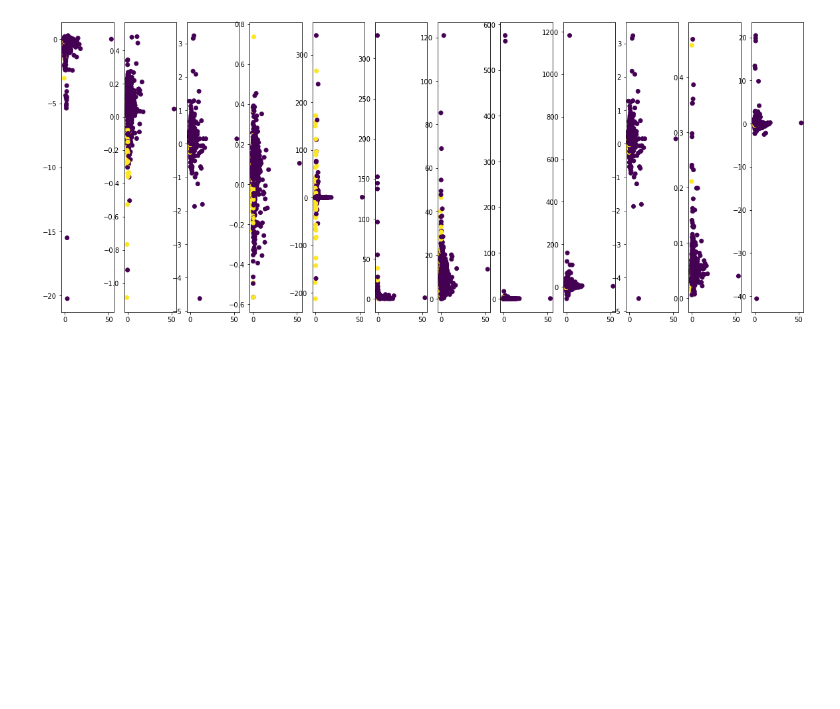
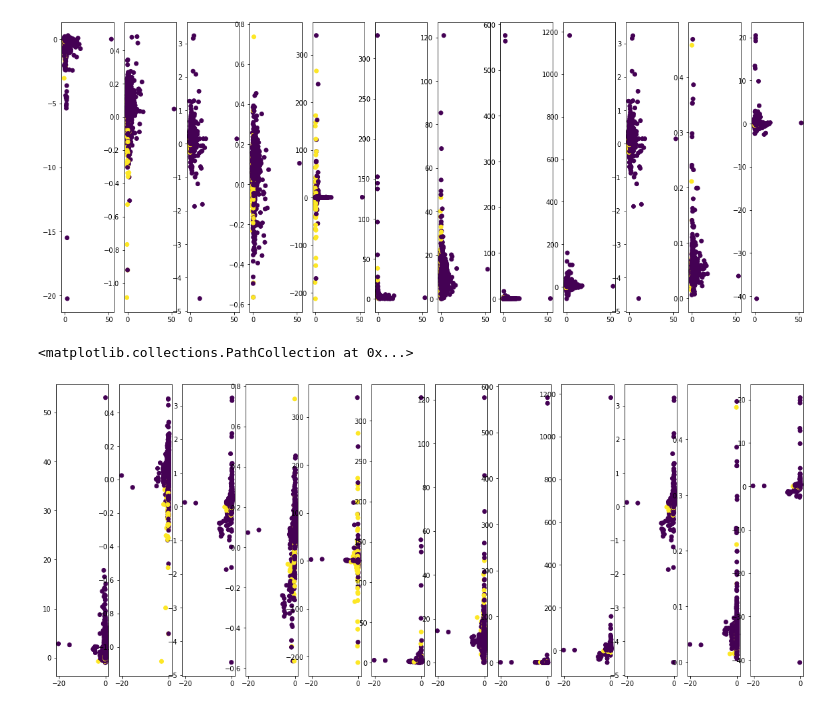
Before and after one commit to Dailymidget/CS490KaggleProject, a Jupyter notebook: Graphing.ipynb, the cells around one changed output. Saved outputs shown, nothing was run; the diff lists cells and outputs as text; code cells hidden in the pictures; blank space fills up the shorter version.

```diff
--- a/Graphing.ipynb
+++ b/Graphing.ipynb
@@ -474,3 +473,22 @@ ax[11].scatter(xTrainNetWork[:,0], xTrainNetWork[:,12], c=yTrainDist)
 # %% [output]
 <matplotlib.collections.PathCollection at 0x...>
 [figure]
+# %%
+f, ax = plt.subplots(1,12, figsize=[20,8])
+xTrainNetWork = xTrain[:,[8, 10, 11, 17, 18, 22, 23, 26, 27, 28, 29, 32, 33 ]] # This represent the data in list of interesting features
+# Checking the relationship between the operating cash flow ratio and the rest of the features
+ax[0].scatter(xTrainNetWork[:,1], xTrainNetWork[:,0], c=yTrainDist)
+ax[1].scatter(xTrainNetWork[:,1], xTrainNetWork[:,2], c=yTrainDist) # operating cash flow and current ratio
+ax[2].scatter(xTrainNetWork[:,1], xTrainNetWork[:,3], c=yTrainDist)
+ax[3].scatter(xTrainNetWork[:,1], xTrainNetWork[:,4], c=yTrainDist)
+ax[4].scatter(xTrainNetWork[:,1], xTrainNetWork[:,5], c=yTrainDist) # allows us to see distress points
+ax[5].scatter(xTrainNetWork[:,1], xTrainNetWork[:,6], c=yTrainDist)
+ax[6].scatter(xTrainNetWork[:,1], xTrainNetWork[:,7], c=yTrainDist)
+ax[7].scatter(xTrainNetWork[:,1], xTrainNetWork[:,8], c=yTrainDist)
+ax[8].scatter(xTrainNetWork[:,1], xTrainNetWork[:,9], c=yTrainDist)
+ax[9].scatter(xTrainNetWork[:,1], xTrainNetWork[:,10], c=yTrainDist)
+ax[10].scatter(xTrainNetWork[:,1], xTrainNetWork[:,11], c=yTrainDist)
+ax[11].scatter(xTrainNetWork[:,1], xTrainNetWork[:,12], c=yTrainDist)
+# %% [output]
+<matplotlib.collections.PathCollection at 0x...>
+[figure, added]
```
Also changed, not shown: parts of 7 cells of this notebook.
